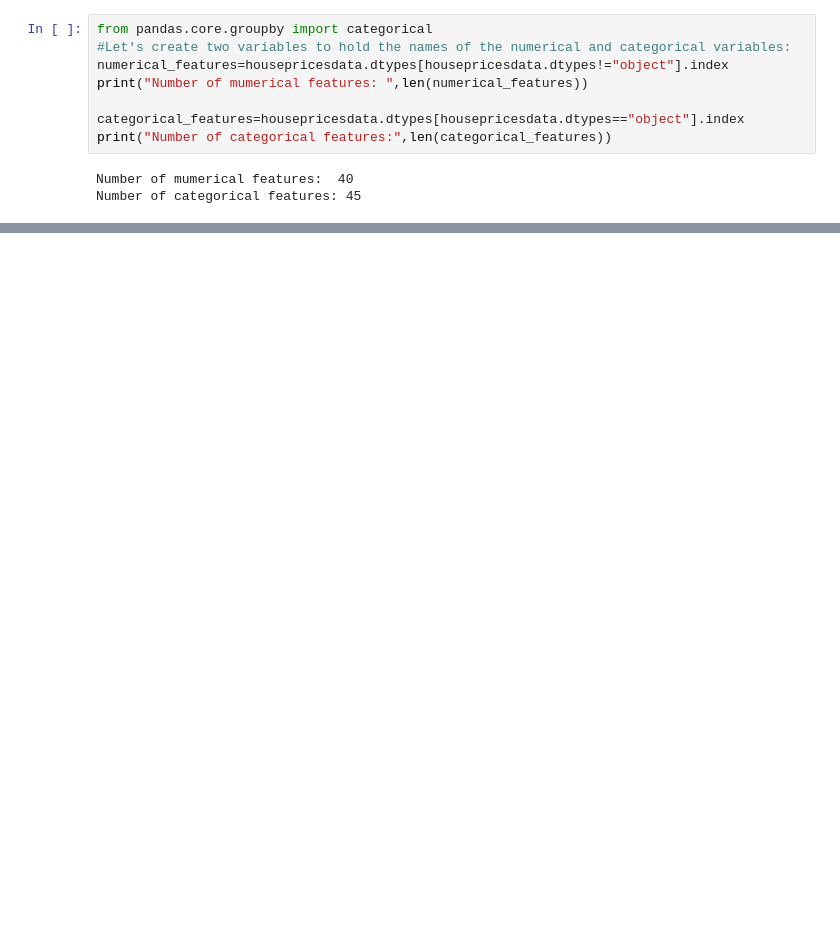
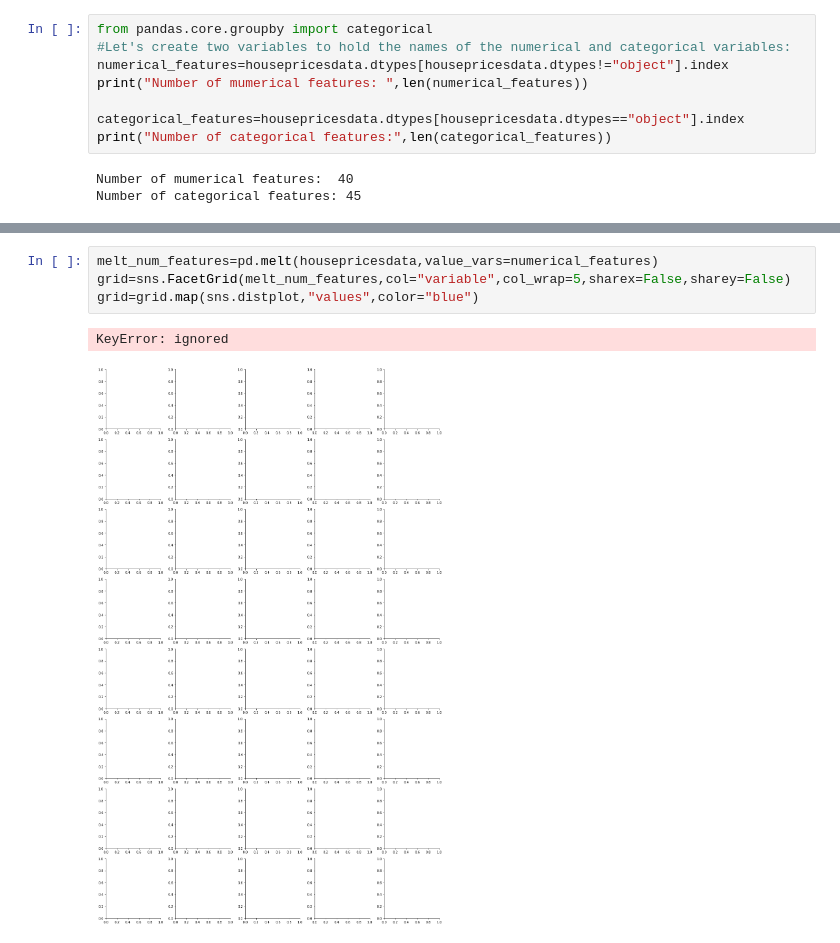
Before and after one commit to Chirag314/HousePrices, a Jupyter notebook: HousePrices.ipynb, the cells around one changed output, grey strips where cells are left out. Cells and saved outputs as stored; diff of their text form; blank space fills up the shorter version.

```diff
--- a/HousePrices.ipynb
+++ b/HousePrices.ipynb
@@ -417,0 +431,7 @@ Number of categorical features: 45
+# %%
+melt_num_features=pd.melt(housepricesdata,value_vars=numerical_features)
+grid=sns.FacetGrid(melt_num_features,col="variable",col_wrap=5,sharex=False,sharey=False)
+grid=grid.map(sns.distplot,"values",color="blue")
+# %% [output]
+KeyError: ignored
+[figure, added]
```
Also changed, not shown: parts of 2 cells of this notebook.
